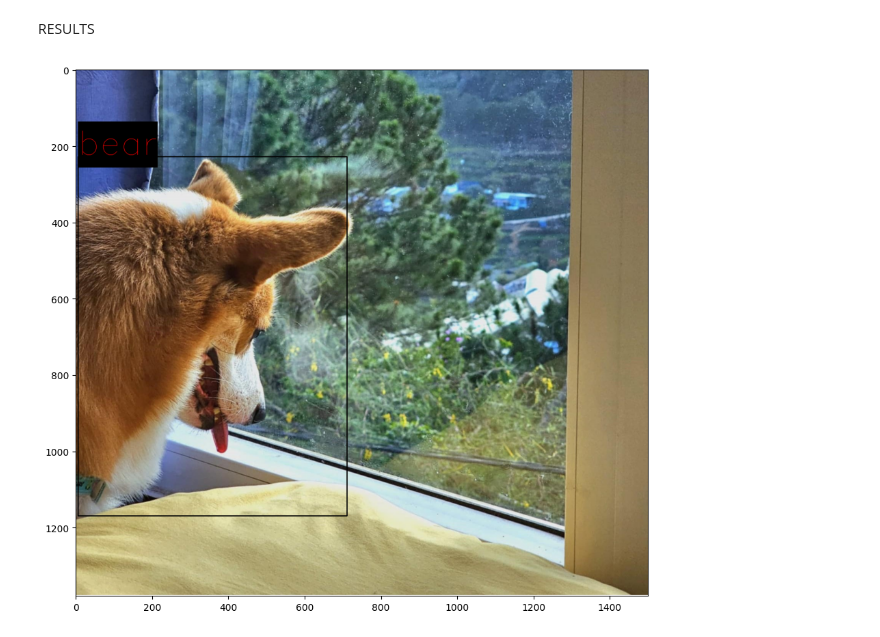
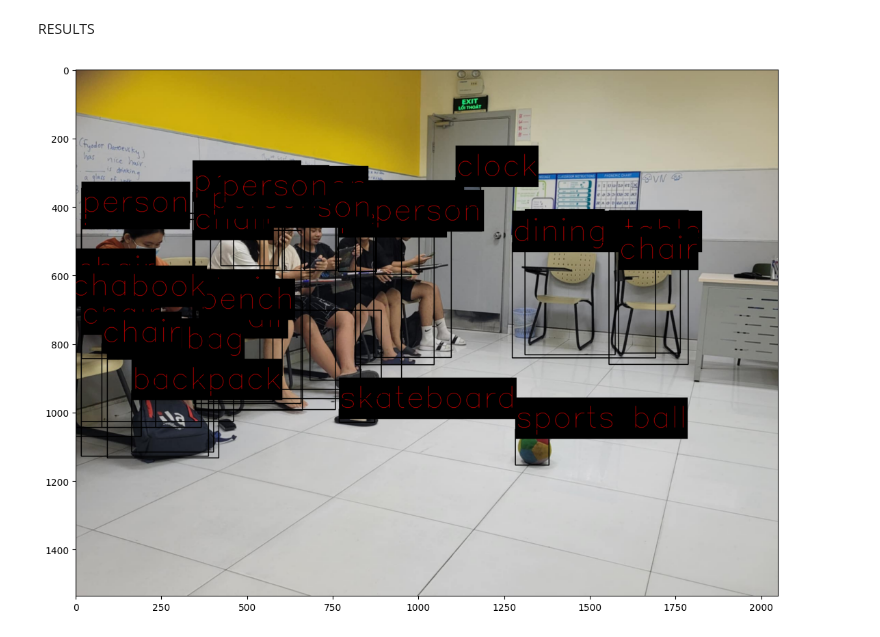
Before and after one commit to ngdghnam/ROBOG2024-Robotronix, a Jupyter notebook: testing/object/ob_detect/object_detection.ipynb, the cells around one changed output. Drawn from its saved outputs; the diff is of its cells as text; code cells hidden in the pictures.

```diff
--- a/testing/object/ob_detect/object_detection.ipynb
+++ b/testing/object/ob_detect/object_detection.ipynb
@@ -157,8 +157,8 @@ def display_objects(im, objects, threshold=0.1):
 # %% [markdown]
 RESULTS
 # %%
-im = cv2.imread(os.path.join("images", "dog1.jpg"))
+im = cv2.imread(os.path.join("images", "class.jpg"))
 objects = detect_objects(net, im)
 display_objects(im, objects)
 # %% [output]
-[figure, old version]
+[figure, new version]
```
